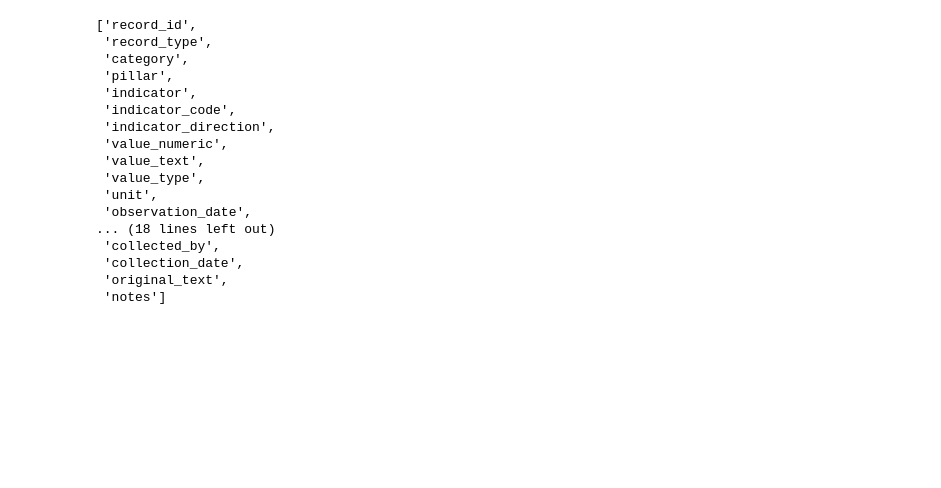
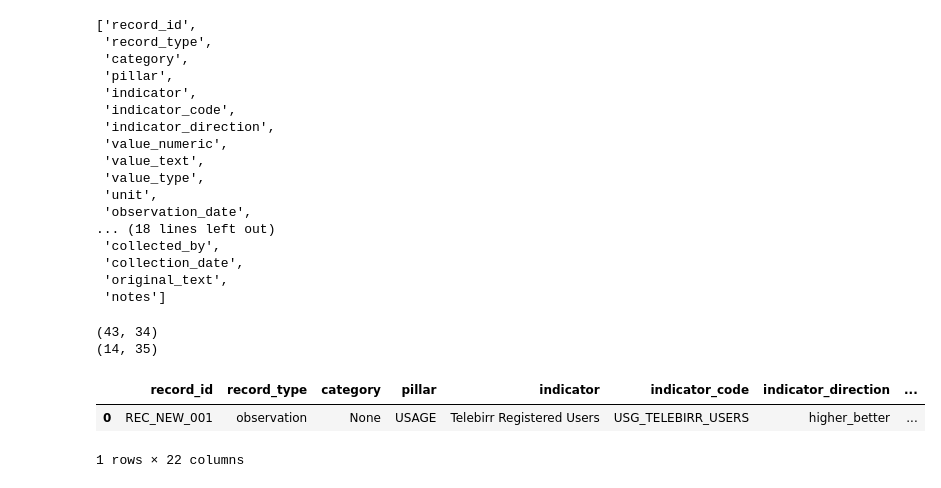
Before and after one commit to Dana-21-21/ethiopia-fi-forecast, a Jupyter notebook: notebooks/01_task1_data_exploration.ipynb, the cells around one changed output. Cells and saved outputs as stored; diff of their text form; code cells hidden in the pictures; blank space fills up the shorter version.

```diff
--- a/notebooks/01_task1_data_exploration.ipynb
+++ b/notebooks/01_task1_data_exploration.ipynb
@@ -504,3 +504,57 @@ df.columns.tolist()
  'collection_date',
  'original_text',
  'notes']
+# %%
+import pandas as pd
+import numpy as np
+
+file_path = "../data/raw/ethiopia_fi_unified_data.xlsx"
+
+df = pd.read_excel(
+    file_path,
+    sheet_name="ethiopia_fi_unified_data"
+)
+
+impact_df = pd.read_excel(
+    file_path,
+    sheet_name="Impact_sheet"
+)
+
+print(df.shape)
+print(impact_df.shape)
+# %% [output]
+(43, 34)
+(14, 35)
+# %%
+new_observations = pd.DataFrame([
+    {
+        "record_id": "REC_NEW_001",
+        "record_type": "observation",
+        "category": None,
+        "pillar": "USAGE",
+        "indicator": "Telebirr Registered Users",
+        "indicator_code": "USG_TELEBIRR_USERS",
+        "indicator_direction": "higher_better",
+        "value_numeric": 54,
+        "value_text": "54 million users",
+        "value_type": "million_users",
+        "unit": "million users",
+        "observation_date": pd.to_datetime("2025-01-01"),
+        "gender": "all",
+        "location": "national",
+        "source_name": "Ethio Telecom",
+        "source_type": "operator",
+        "confidence": "high",
+        "source_url": "",
+        "original_text": "Telebirr reached over 54 million users",
+        "collected_by": "Your_Name",
+        "collection_date": pd.to_datetime("2026-07-19"),
+        "notes": "Added as a leading indicator for digital payment adoption forecasting"
+    }
+])
+# %%
+new_observations
+# %% [output]
+|  | record_id | record_type | category | pillar | indicator | indicator_code | indicator_direction | ... |
+| 0 | REC_NEW_001 | observation | None | USAGE | Telebirr Registered Users | USG_TELEBIRR_USERS | higher_better | ... |
+1 rows × 22 columns
```
Also changed, not shown: parts of 9 cells of this notebook, 3 other files.
